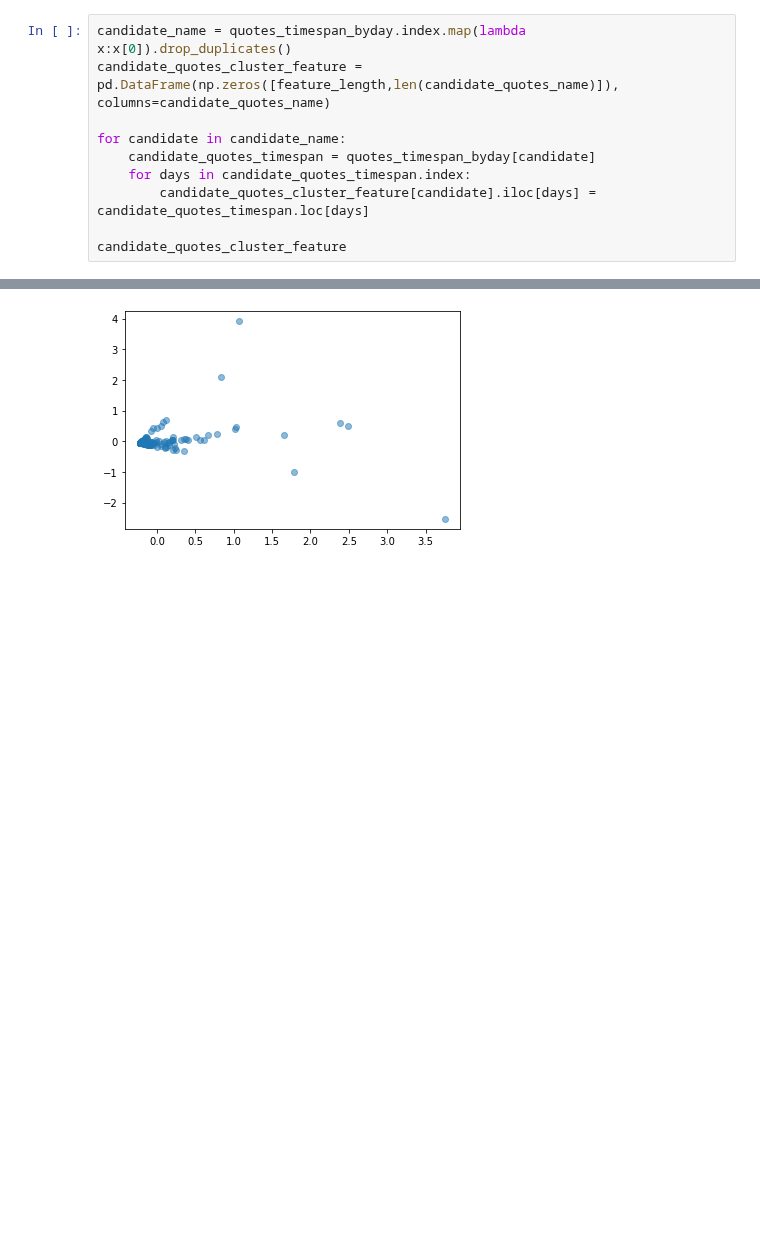
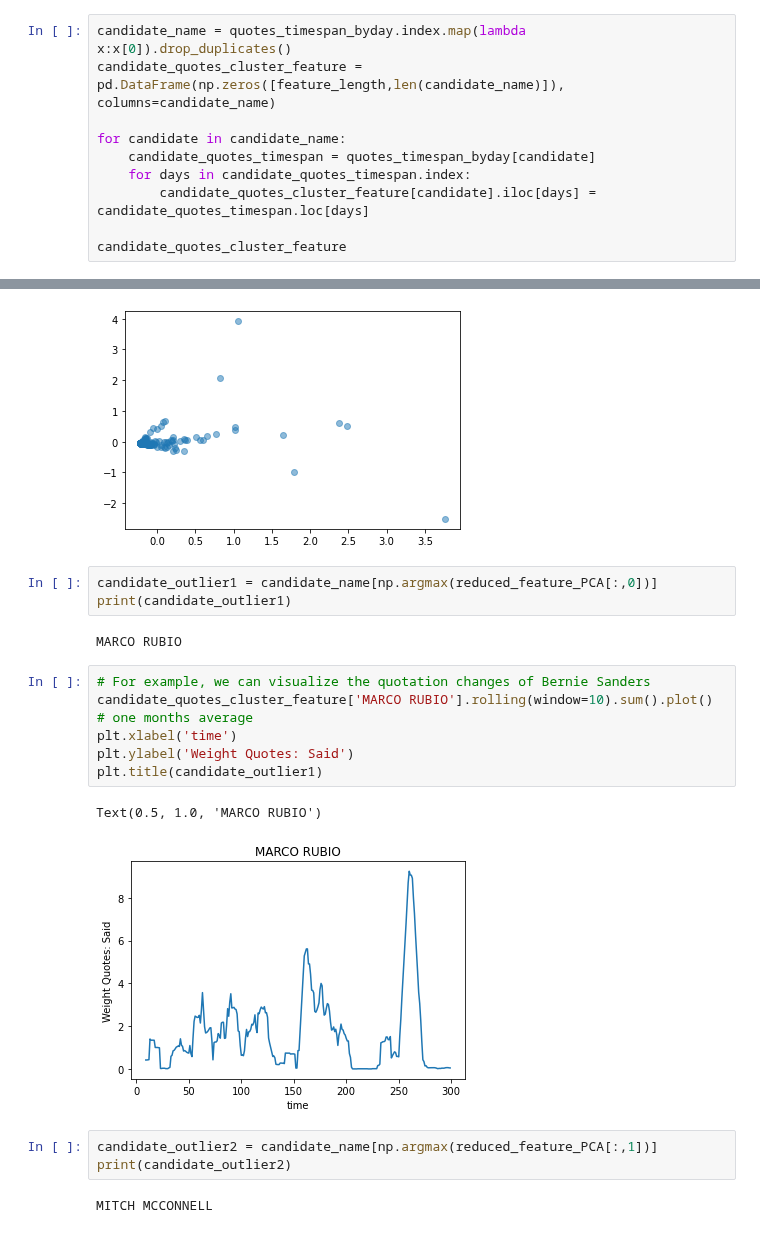
Before and after one commit to epfl-ada/ada-2021-project-chilldatagroup, a Jupyter notebook: Milestone2.ipynb, the cells around one changed output, grey strips where cells are left out. Saved outputs shown, nothing was run; the diff lists cells and outputs as text; blank space fills up the shorter version.

Commit message:
plot two outliers found in PCA

```diff
--- a/Milestone2.ipynb
+++ b/Milestone2.ipynb
@@ -825,7 +825,7 @@ ZAK RINGELSTEIN  141                     1.626749
 Name: normalize_views, Length: 15673, dtype: float64
 # %%
 candidate_name = quotes_timespan_byday.index.map(lambda x:x[0]).drop_duplicates()
-candidate_quotes_cluster_feature = pd.DataFrame(np.zeros([feature_length,len(candidate_quotes_name)]), columns=candidate_quotes_name)
+candidate_quotes_cluster_feature = pd.DataFrame(np.zeros([feature_length,len(candidate_name)]), columns=candidate_name)
 
 for candidate in candidate_name:
     candidate_quotes_timespan = quotes_timespan_byday[candidate]
@@ -859,3 +859,22 @@ plt.scatter(reduced_feature_PCA[:,0],reduced_feature_PCA[:,1], alpha=0.5)
 # %% [output]
 <matplotlib.collections.PathCollection at 0x...>
 [figure]
+# %%
+candidate_outlier1 = candidate_name[np.argmax(reduced_feature_PCA[:,0])]
+print(candidate_outlier1)
+# %% [output]
+MARCO RUBIO
+# %%
+# For example, we can visualize the quotation changes of Bernie Sanders
+candidate_quotes_cluster_feature['MARCO RUBIO'].rolling(window=10).sum().plot() # one months average
+plt.xlabel('time')
+plt.ylabel('Weight Quotes: Said')
+plt.title(candidate_outlier1)
+# %% [output]
+Text(0.5, 1.0, 'MARCO RUBIO')
+[figure, added]
+# %%
+candidate_outlier2 = candidate_name[np.argmax(reduced_feature_PCA[:,1])]
+print(candidate_outlier2)
+# %% [output]
+MITCH MCCONNELL
```
Also changed, not shown: parts of 11 cells of this notebook.
